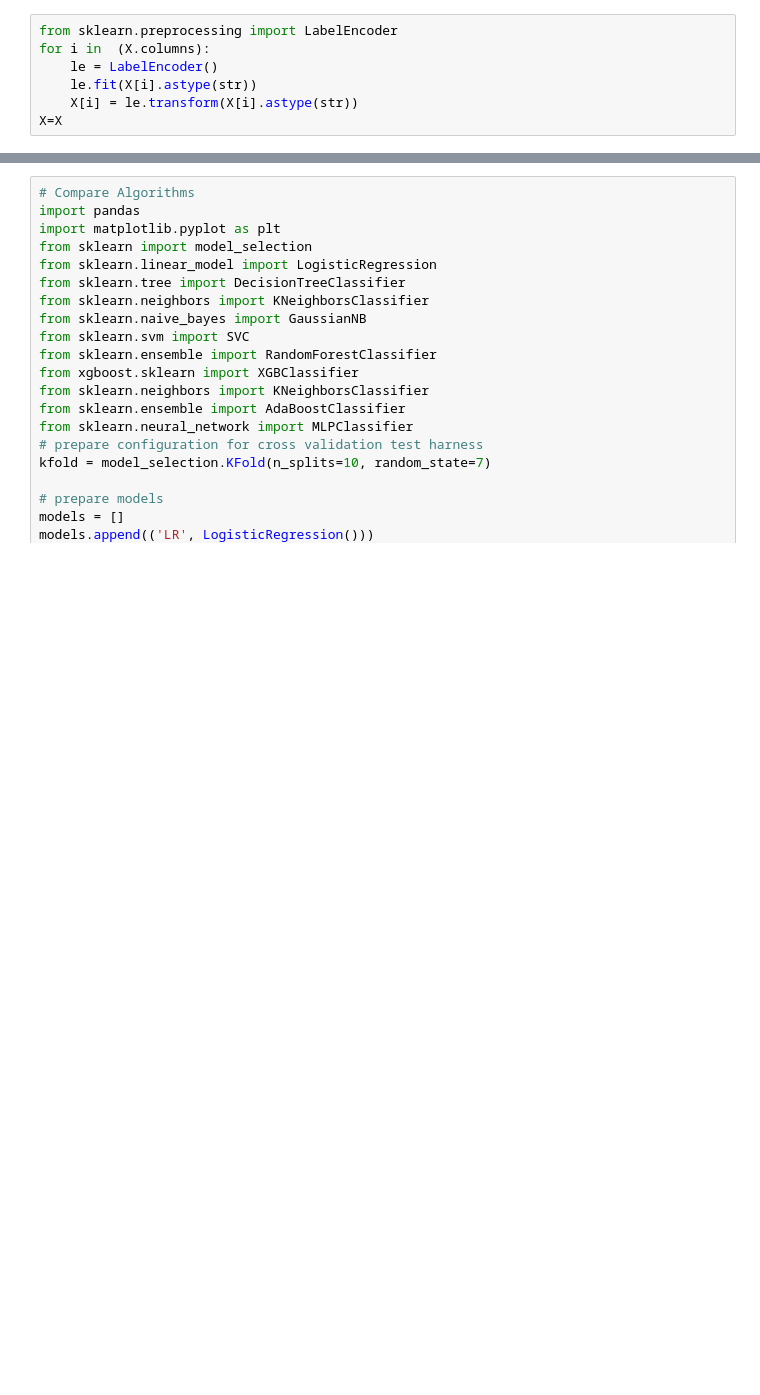
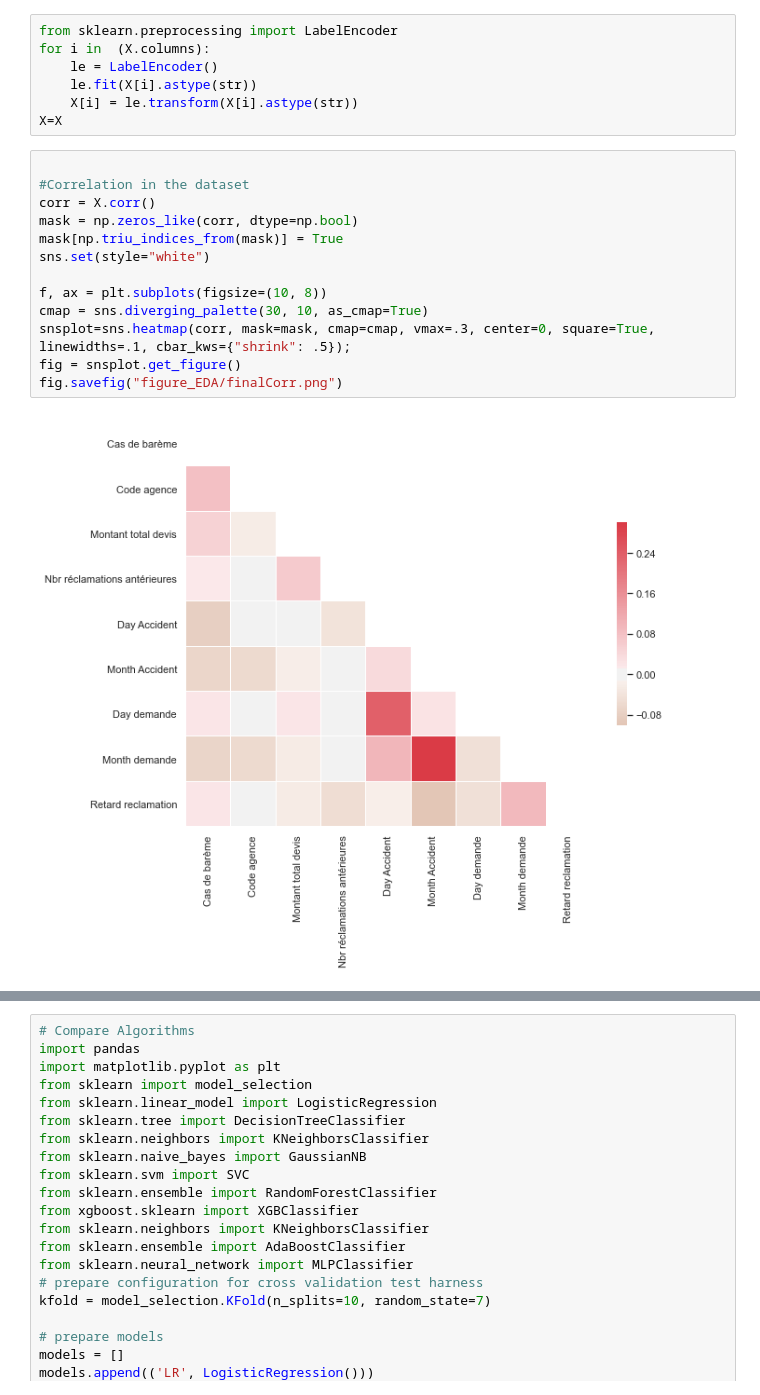
Before and after one commit to gharbi-wissal/PEC-fraud-detection, a Jupyter notebook: modeling/PEC modelisation-comparaison-algorithme.ipynb, the cells around one changed output, grey strips where cells are left out. Saved outputs shown, nothing was run; the diff lists cells and outputs as text; blank space fills up the shorter version.

```diff
--- a/modeling/PEC modelisation-comparaison-algorithme.ipynb
+++ b/modeling/PEC modelisation-comparaison-algorithme.ipynb
@@ -122,6 +110,21 @@ for i in  (X.columns):
     le.fit(X[i].astype(str))
     X[i] = le.transform(X[i].astype(str))
 X=X
+# %%
+
+#Correlation in the dataset
+corr = X.corr()
+mask = np.zeros_like(corr, dtype=np.bool)
+mask[np.triu_indices_from(mask)] = True
+sns.set(style="white")
+
+f, ax = plt.subplots(figsize=(10, 8))
+cmap = sns.diverging_palette(30, 10, as_cmap=True)
+snsplot=sns.heatmap(corr, mask=mask, cmap=cmap, vmax=.3, center=0, square=True, linewidths=.1, cbar_kws={"shrink": .5});
+fig = snsplot.get_figure()
+fig.savefig("figure_EDA/finalCorr.png")
+# %% [output]
+[figure, added]
 # %%
 # corrMatrix = X.corr()
 # sns.heatmap(corrMatrix, annot=True)
```
Also changed, not shown: parts of 6 cells of this notebook, 27 other files.
